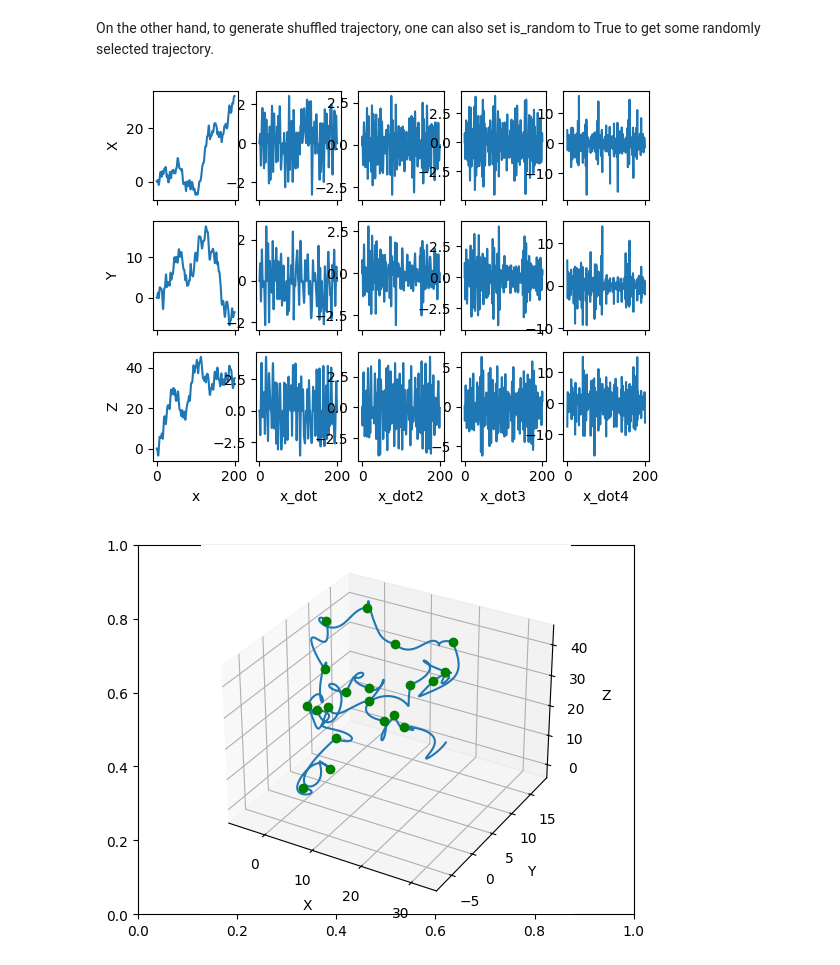
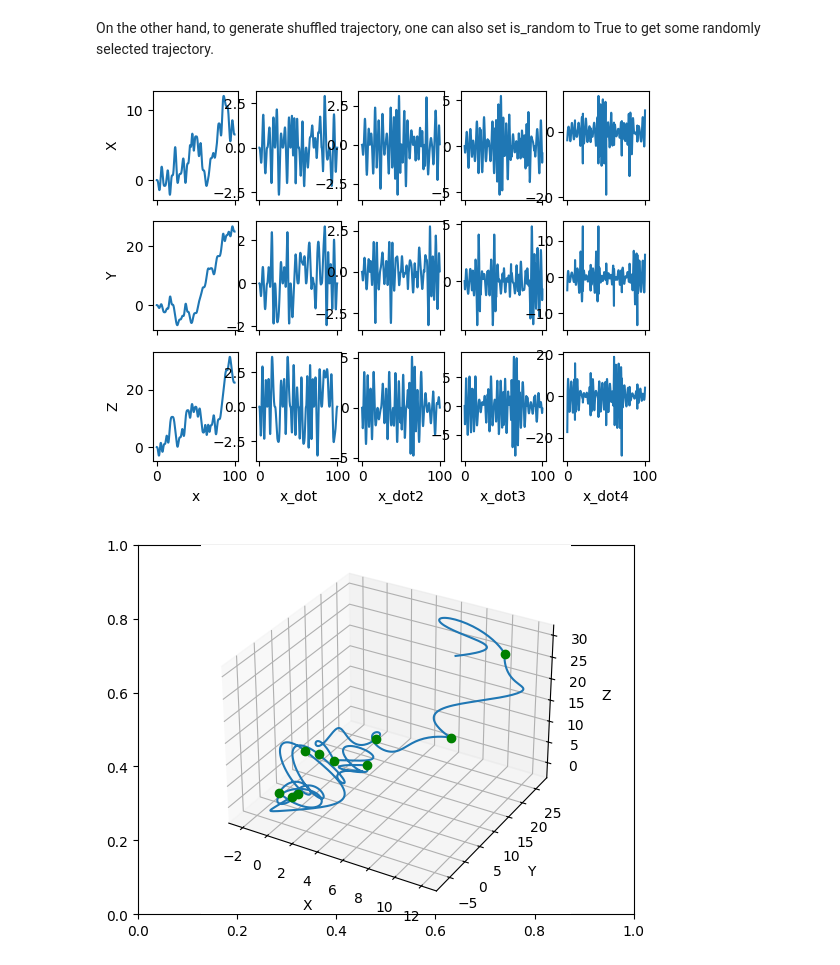
Before and after one commit to zzzzzzhym/DroneSimulator, a Jupyter notebook: trajectory_generation/trajectory_generation_user_guide.ipynb, the cells around one changed output. Saved outputs shown, nothing was run; the diff lists cells and outputs as text; code cells hidden in the pictures.

```diff
--- a/trajectory_generation/trajectory_generation_user_guide.ipynb
+++ b/trajectory_generation/trajectory_generation_user_guide.ipynb
@@ -35,9 +34,8 @@ trajectory.plot_stitched_traj()
 On the other hand, to generate shuffled trajectory, one can also set is_random to True to get some randomly selected trajectory.
 # %%
 import flight_map
-num_of_segments = 300
-trajectory: flight_map.FlightMap = flight_map.construct_map_with_subtrajs(is_random=True, num_of_subtrajs=20)
+trajectory: flight_map.FlightMap = flight_map.construct_map_with_subtrajs(is_random=True, num_of_subtrajs=10)
 trajectory.plot_stitched_traj()
 # %% [output]
-[figure, old version]
+[figure, new version]
-[figure, old version]
+[figure, new version]
```
Also changed, not shown: parts of 1 cell of this notebook.
